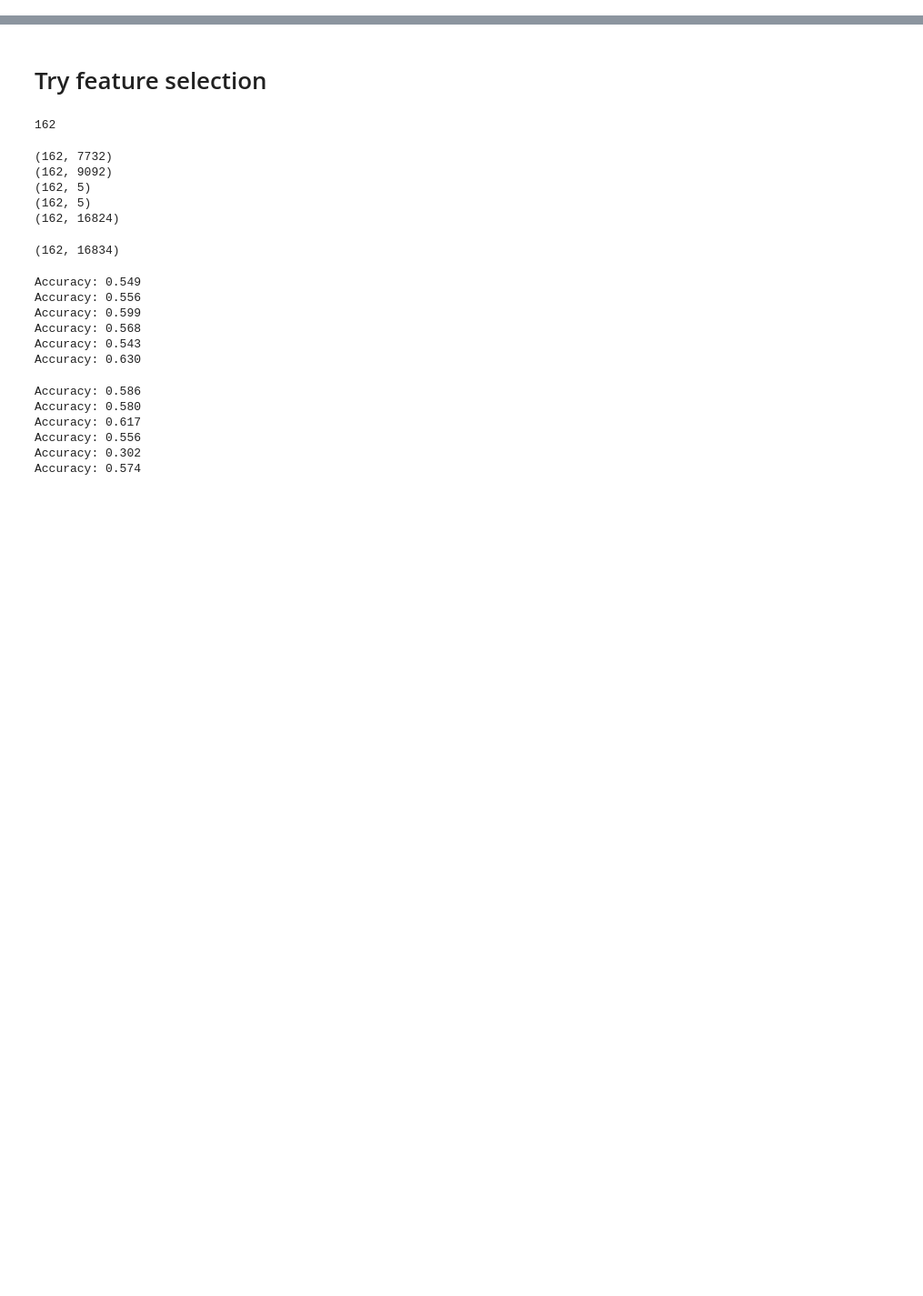
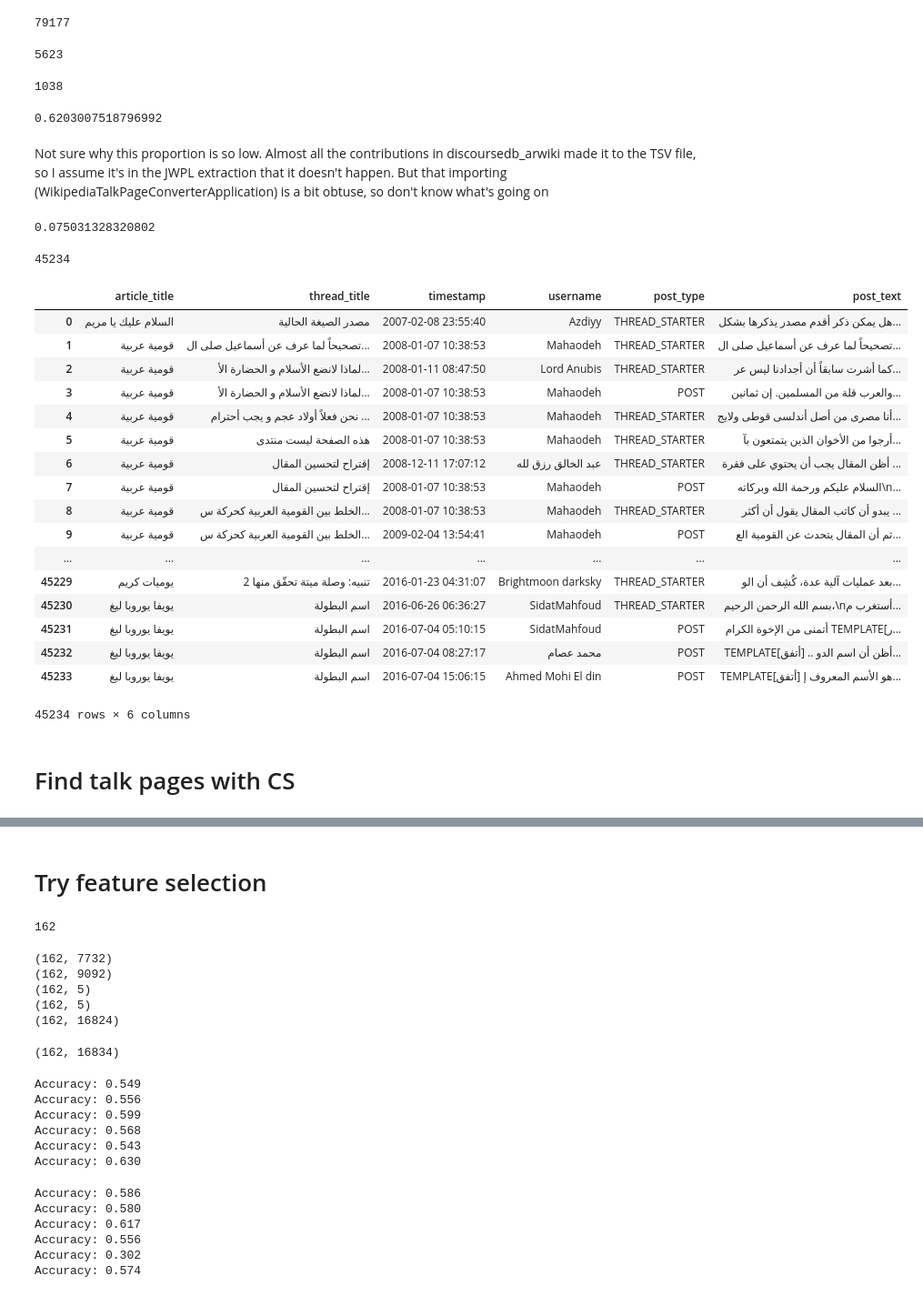
Before and after one commit to michaelmilleryoder/wikipedia-research-ipynb, a Jupyter notebook: ar.ipynb, the cells around one changed output, grey strips where cells are left out. Shown at 91% size. Cells and saved outputs as stored; diff of their text form; code cells hidden in the pictures; blank space fills up the shorter version.

```diff
--- a/ar.ipynb
+++ b/ar.ipynb
@@ -22,0 +191,60 @@ import math
+# %%
+# Load old parsed talk page data
+all_talk = pd.read_csv('../ar/artalk_pages.csv') # this was all pages, not just cs pages
+arts = set(all_talk['article_name'].tolist())
+len(arts)
+# %% [output]
+79177
+# %%
+# Load new parsed talk page data
+all_talk = pd.read_csv('../ar/artalk_cspages_segmented.csv')
+arts = set(all_talk['article_title'].tolist())
+len(arts)
+# %% [output]
+5623
+# %%
+# Load old parsed talk page data
+old_cstalk = pd.read_csv('../ar/artalk_cs.csv')
+old_arts = set(old_cstalk['article_title'].tolist())
+len(old_arts)
+# %% [output]
+1038
+# %%
+# Proportion of pages in cs pagenames that are in segmented cs pages
+len(set(cs_pagenames) & arts) / (len(cs_pagenames))
+# %% [output]
+0.6203007518796992
+# %% [markdown]
+Not sure why this proportion is so low. Almost all the contributions in discoursedb_arwiki made it to the TSV file, so I assume it's in the JWPL extraction that it doesn't happen. But that importing (WikipediaTalkPageConverterApplication) is a bit obtuse, so don't know what's going on
+# %%
+# Proportion of pages in cs pagenames that are in old segmented cs pages
+len(set(cs_pagenames) & old_arts) / (len(cs_pagenames))
+# %% [output]
+0.075031328320802
+# %%
+len(all_talk)
+# %% [output]
+45234
+# %%
+# Take out Discussion: prefix
+all_talk['article_title'] = pd.Series([name[len('Discussion:'):] if name.startswith('Discussion:') else name for name in all_talk['article_title'].tolist()])
+all_talk
+# %% [output]
+|  | article_title | thread_title | timestamp | username | post_type | post_text |
+| 0 | السلام عليك يا مريم | مصدر الصيغة الحالية | 2007-02-08 23:55:40 | Azdiyy | THREAD_STARTER | هل يمكن ذكر أقدم مصدر يذكرها بشكل... |
+| 1 | قومية عربية | تصحيحاً لما عرف عن أسماعيل صلى ال... | 2008-01-07 10:38:53 | Mahaodeh | THREAD_STARTER | تصحيحاً لما عرف عن أسماعيل صلى ال... |
+| 2 | قومية عربية | لماذا لانضع الأسلام و الحضارة الأ... | 2008-01-11 08:47:50 | Lord Anubis | THREAD_STARTER | كما أشرت سابقاً أن أجدادنا ليس عر... |
+| 3 | قومية عربية | لماذا لانضع الأسلام و الحضارة الأ... | 2008-01-07 10:38:53 | Mahaodeh | POST | والعرب قلة من المسلمين. إن ثمانين... |
+| 4 | قومية عربية | نحن فعلاً أولاد عجم و يجب أحترام ... | 2008-01-07 10:38:53 | Mahaodeh | THREAD_STARTER | أنا مصرى من أصل أندلسى قوطى ولايج... |
+| 5 | قومية عربية | هذه الصفحة ليست منتدى | 2008-01-07 10:38:53 | Mahaodeh | THREAD_STARTER | أرجوا من الأخوان الذين يتمتعون بآ... |
+| 6 | قومية عربية | إقتراح لتحسين المقال | 2008-12-11 17:07:12 | عبد الخالق رزق لله | THREAD_STARTER | أظن المقال يجب أن يحتوي على فقرة ... |
+| 7 | قومية عربية | إقتراح لتحسين المقال | 2008-01-07 10:38:53 | Mahaodeh | POST | السلام عليكم ورحمة الله وبركاته\n... |
+| 8 | قومية عربية | الخلط بين القومية العربية كحركة س... | 2008-01-07 10:38:53 | Mahaodeh | THREAD_STARTER | يبدو أن كاتب المقال يقول أن أكثر ... |
+| 9 | قومية عربية | الخلط بين القومية العربية كحركة س... | 2009-02-04 13:54:41 | Mahaodeh | POST | ثم أن المقال يتحدث عن القومية الع... |
+| ... | ... | ... | ... | ... | ... | ... |
+| 45229 | يوميات كريم | تنبيه: وصلة ميتة تحقّق منها 2 | 2016-01-23 04:31:07 | Brightmoon darksky | THREAD_STARTER | بعد عمليات آلية عدة، كُشِف أن الو... |
+| 45230 | يويفا يوروبا ليغ | اسم البطولة | 2016-06-26 06:36:27 | SidatMahfoud | THREAD_STARTER | بسم الله الرحمن الرحيم،\nأستغرب م... |
+| 45231 | يويفا يوروبا ليغ | اسم البطولة | 2016-07-04 05:10:15 | SidatMahfoud | POST | أتمنى من الإخوة الكرام TEMPLATE[ر... |
+| 45232 | يويفا يوروبا ليغ | اسم البطولة | 2016-07-04 08:27:17 | محمد عصام | POST | TEMPLATE[أتفق] .. أظن أن اسم الدو... |
+| 45233 | يويفا يوروبا ليغ | اسم البطولة | 2016-07-04 15:06:15 | Ahmed Mohi El din | POST | TEMPLATE[أتفق] هو الأسم المعروف إ... |
+45234 rows × 6 columns
@@ -22,0 +253,2 @@ import math
+# %% [markdown]
+# Find talk pages with CS
```
Also changed, not shown: parts of 24 cells of this notebook, 4 other files.
